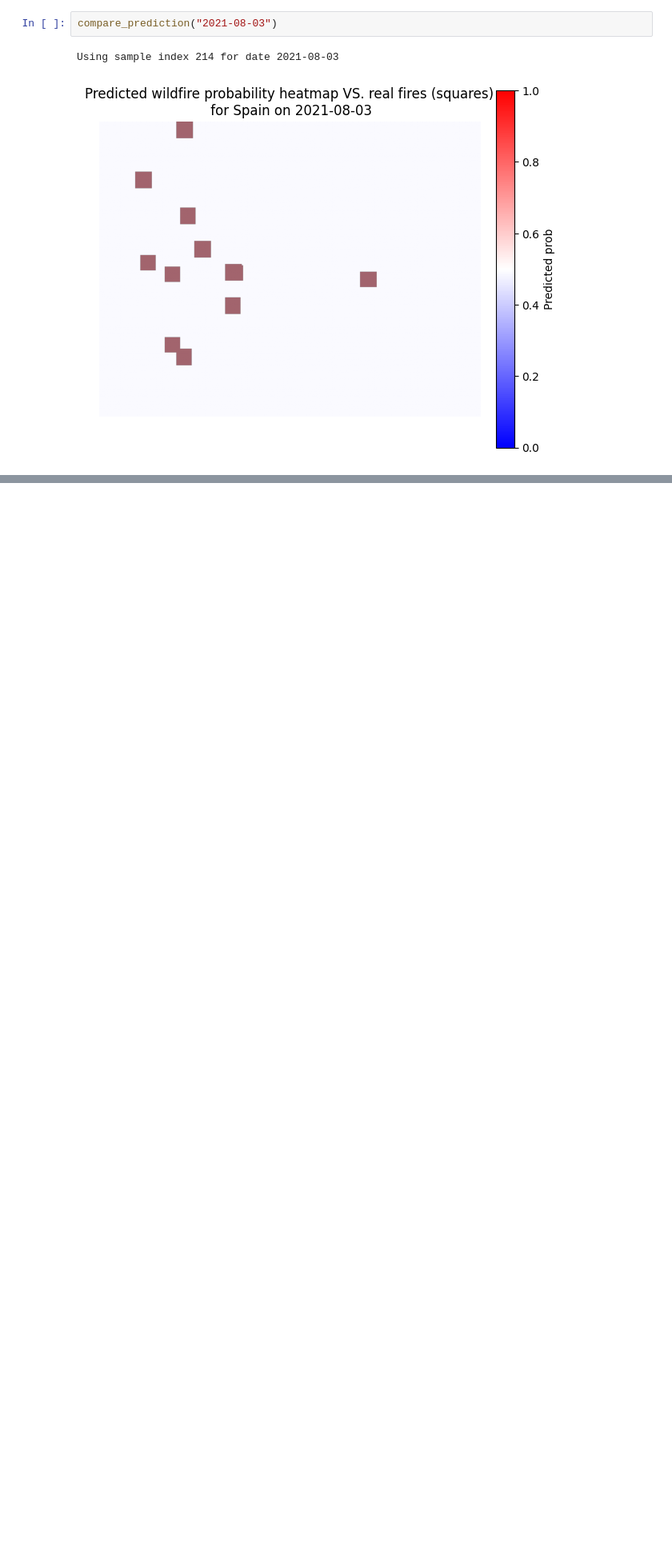
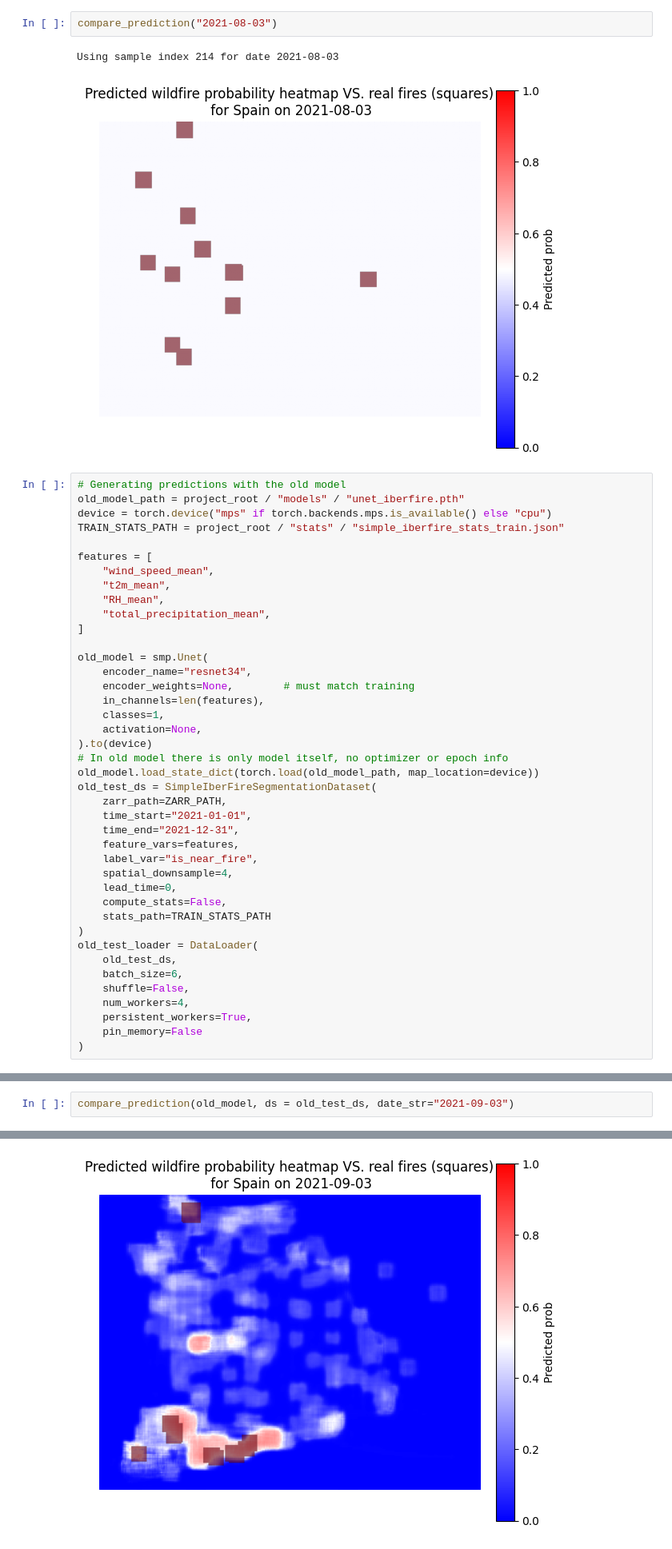
Before and after one commit to curiousdata/catalonia-wildfire-prediction, a Jupyter notebook: notebooks/dropin_unet.ipynb, the cells around one changed output, grey strips where cells are left out. Shown: that part at 80% size. Saved outputs shown, nothing was run; the diff lists cells and outputs as text; blank space fills up the shorter version.

Commit message:
check new dataset with old model in dropin_unet (works)

```diff
--- a/notebooks/dropin_unet.ipynb
+++ b/notebooks/dropin_unet.ipynb
@@ -403,3 +382,44 @@ compare_prediction("2021-08-03")
 # %% [output]
 Using sample index 214 for date 2021-08-03
 [figure]
+# %%
+# Generating predictions with the old model
+old_model_path = project_root / "models" / "unet_iberfire.pth"
+device = torch.device("mps" if torch.backends.mps.is_available() else "cpu")
+TRAIN_STATS_PATH = project_root / "stats" / "simple_iberfire_stats_train.json"
+
+features = [
+    "wind_speed_mean",
+    "t2m_mean",
+    "RH_mean",
+    "total_precipitation_mean",
+]
+
+old_model = smp.Unet(
+    encoder_name="resnet34",
+    encoder_weights=None,        # must match training
+    in_channels=len(features),
+    classes=1,
+    activation=None,
+).to(device)
+# In old model there is only model itself, no optimizer or epoch info
+old_model.load_state_dict(torch.load(old_model_path, map_location=device))
+old_test_ds = SimpleIberFireSegmentationDataset(
+    zarr_path=ZARR_PATH,
+    time_start="2021-01-01",
+    time_end="2021-12-31",
+    feature_vars=features,
+    label_var="is_near_fire",
+    spatial_downsample=4,
+    lead_time=0,
+    compute_stats=False,
+    stats_path=TRAIN_STATS_PATH
+)
+old_test_loader = DataLoader(
+    old_test_ds,
+    batch_size=6,
+    shuffle=False,
+    num_workers=4,
+    persistent_workers=True,
+    pin_memory=False
+)
@@ -405,0 +433,3 @@ Using sample index 214 for date 2021-08-03
+# %%
+compare_prediction(old_model, ds = old_test_ds, date_str="2021-09-03")
+# %% [output]
@@ -405,0 +437 @@ Using sample index 214 for date 2021-08-03
+[figure, added]
```
Also changed, not shown: parts of 7 cells of this notebook.
